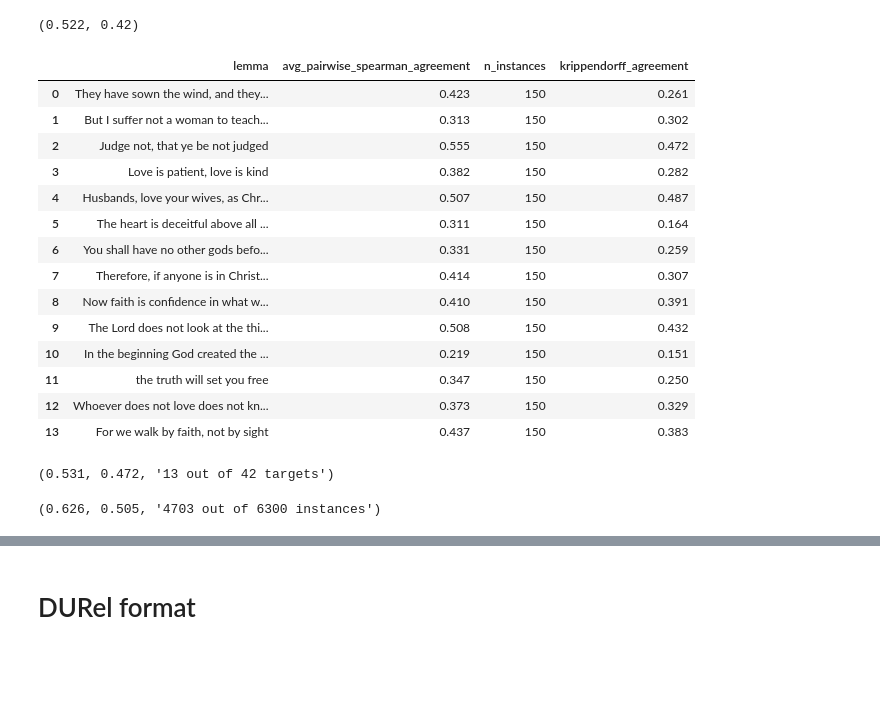
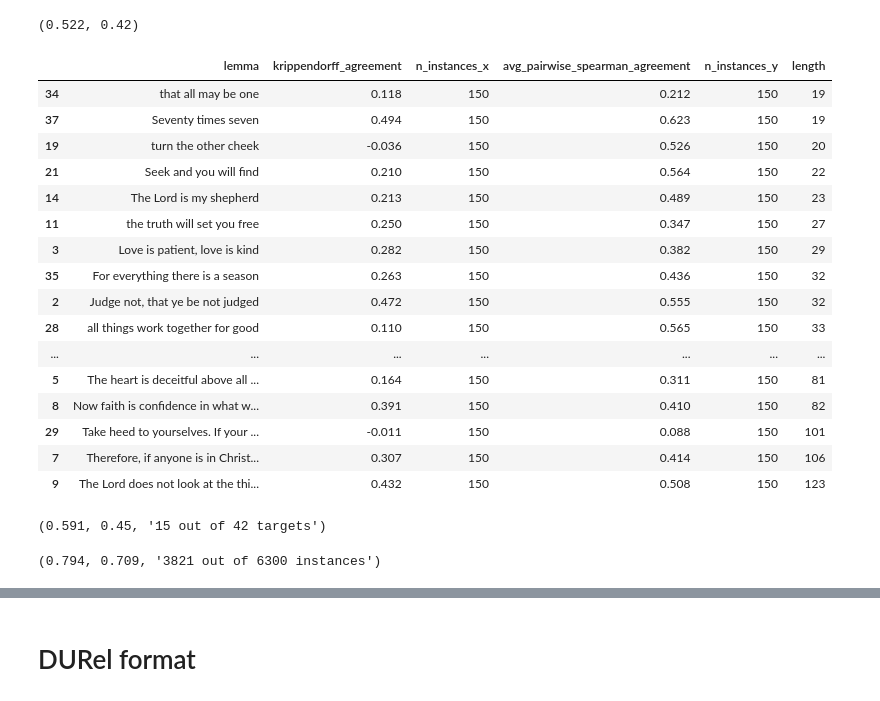
Before and after one commit to FrancescoPeriti/TRoTR, a Jupyter notebook: stats+DURel.ipynb, the cells around one changed output, grey strips where cells are left out. Saved outputs shown, nothing was run; the diff lists cells and outputs as text; code cells hidden in the pictures; blank space fills up the shorter version.

```diff
--- a/stats+DURel.ipynb
+++ b/stats+DURel.ipynb
@@ -126,7 +126,7 @@ def inter_annotator_agreement_per_target(df, targets=None, instances=None):
 
     annotators = df.annotator.unique()
     targets = df.lemma.unique()
-    instances_dict = dict()
+    instances_dict = defaultdict(int)
     for target in targets:
         for annotator1 in annotators:
             for annotator2 in annotators:
@@ -139,7 +139,7 @@ def inter_annotator_agreement_per_target(df, targets=None, instances=None):
                     df1, df2 = df2, df1
 
                 instances=df2.instanceID.values
-                instances_dict[target]=instances.shape[0]
+                instances_dict[target]=max(instances.shape[0], instances_dict[target])
                 df1=df1[df1['instanceID'].isin(instances)].sort_values('instanceID')
                 df2=df2[df2['instanceID'].isin(instances)].sort_values('instanceID')
                 corr, pvalue = spearmanr(df1.label.values, df2.label.values, nan_policy='omit')
@@ -191,43 +191,54 @@ ka = krippendorff_agreement(df)
 # %%
 aps_targets = inter_annotator_agreement_per_target(df) # average pairwise spearman correlation
 ka_targets = krippendorff_agreement_per_target(df)
-aps_ka_targets = pd.merge(aps_targets, ka_targets)
-aps_ka_targets
+aps_ka_targets = pd.merge(ka_targets, aps_targets, on='lemma')
+aps_ka_targets['length'] = aps_ka_targets['lemma'].apply(lambda x: len(x))
+aps_ka_targets.sort_values(by='length')
 # %% [output]
-|  | lemma | avg_pairwise_spearman_agreement | n_instances | krippendorff_agreement |
-| 0 | They have sown the wind, and they... | 0.423 | 150 | 0.261 |
-| 1 | But I suffer not a woman to teach... | 0.313 | 150 | 0.302 |
-| 2 | Judge not, that ye be not judged | 0.555 | 150 | 0.472 |
-| 3 | Love is patient, love is kind | 0.382 | 150 | 0.282 |
-| 4 | Husbands, love your wives, as Chr... | 0.507 | 150 | 0.487 |
-| 5 | The heart is deceitful above all ... | 0.311 | 150 | 0.164 |
-| 6 | You shall have no other gods befo... | 0.331 | 150 | 0.259 |
-| 7 | Therefore, if anyone is in Christ... | 0.414 | 150 | 0.307 |
-| 8 | Now faith is confidence in what w... | 0.410 | 150 | 0.391 |
-| 9 | The Lord does not look at the thi... | 0.508 | 150 | 0.432 |
-| 10 | In the beginning God created the ... | 0.219 | 150 | 0.151 |
-| 11 | the truth will set you free | 0.347 | 150 | 0.250 |
-| 12 | Whoever does not love does not kn... | 0.373 | 150 | 0.329 |
-| 13 | For we walk by faith, not by sight | 0.437 | 150 | 0.383 |
+|  | lemma | krippendorff_agreement | n_instances_x | avg_pairwise_spearman_agreement | n_instances_y | length |
+| 34 | that all may be one | 0.118 | 150 | 0.212 | 150 | 19 |
+| 37 | Seventy times seven | 0.494 | 150 | 0.623 | 150 | 19 |
+| 19 | turn the other cheek | -0.036 | 150 | 0.526 | 150 | 20 |
+| 21 | Seek and you will find | 0.210 | 150 | 0.564 | 150 | 22 |
+| 14 | The Lord is my shepherd | 0.213 | 150 | 0.489 | 150 | 23 |
+| 11 | the truth will set you free | 0.250 | 150 | 0.347 | 150 | 27 |
+| 3 | Love is patient, love is kind | 0.282 | 150 | 0.382 | 150 | 29 |
+| 35 | For everything there is a season | 0.263 | 150 | 0.436 | 150 | 32 |
+| 2 | Judge not, that ye be not judged | 0.472 | 150 | 0.555 | 150 | 32 |
+| 28 | all things work together for good | 0.110 | 150 | 0.565 | 150 | 33 |
+| ... | ... | ... | ... | ... | ... | ... |
+| 5 | The heart is deceitful above all ... | 0.164 | 150 | 0.311 | 150 | 81 |
+| 8 | Now faith is confidence in what w... | 0.391 | 150 | 0.410 | 150 | 82 |
+| 29 | Take heed to yourselves. If your ... | -0.011 | 150 | 0.088 | 150 | 101 |
+| 7 | Therefore, if anyone is in Christ... | 0.307 | 150 | 0.414 | 150 | 106 |
+| 9 | The Lord does not look at the thi... | 0.432 | 150 | 0.508 | 150 | 123 |
 # %%
-i, j = -1.0, 0.25
+i, j = 0.0, 0.45#25 #krippendorff_agreement
 targets = aps_ka_targets[(aps_ka_targets['avg_pairwise_spearman_agreement'] > j)].lemma.values
 new_aps = inter_annotator_agreement(df, targets) # average pairwise spearman correlation
 new_ka = krippendorff_agreement(df, targets)
 print((new_aps, new_ka, f'{len(targets)} out of {df.lemma.unique().shape[0]} targets'))
 # %% [output]
-(0.531, 0.472, '13 out of 42 targets')
+(0.591, 0.45, '15 out of 42 targets')
-# %%
-tmp = df[['instanceID', 'label']].groupby('instanceID').mean().reset_index()
-tmp['label'] = [0 if i <= 2 else i for i in tmp['label']]
-tmp['label'] = [1 if i >= 3 else i for i in tmp['label']]
-tmp = tmp[tmp['label'].isin([0,1])]
-instances = tmp.instanceID.values
-new_aps = inter_annotator_agreement(df, instances=instances) # average pairwise spearman correlation
-new_ka = krippendorff_agreement(df, instances=instances)
-print((new_aps, new_ka, f'{len(instances)} out of {df.instanceID.unique().shape[0]} instances'))
-# %% [output]
-(0.626, 0.505, '4703 out of 6300 instances')
+# %%
+# remove instances with judgment difference greater than 1
+tmp = df[['instanceID', 'label']].groupby('instanceID').agg(['unique']).reset_index()
+tmp[('label', 'unique')] = [max(i) - min(i) < 2 for i in tmp[('label', 'unique')]]
+filtered_instances = tmp[tmp[('label', 'unique')]].instanceID.values
+
+# remove instances with avg judgment between 2 and 3
+tmp = df[['instanceID', 'label']].groupby('instanceID').mean().reset_index()
+tmp['label'] = [0 if i <= 2 else i for i in tmp['label']]
+tmp['label'] = [1 if i >= 3 else i for i in tmp['label']]
+tmp = tmp[(tmp['label'].isin([0,1])) & (tmp['instanceID'].isin(filtered_instances))]
+#print(np.unique(tmp.label.values, return_counts=True))
+instances = tmp.instanceID.values
+
+new_aps = inter_annotator_agreement(df, instances=instances) # average pairwise spearman correlation
+new_ka = krippendorff_agreement(df, instances=instances)
+print((new_aps, new_ka, f'{len(instances)} out of {df.instanceID.unique().shape[0]} instances'))
+# %% [output]
+(0.794, 0.709, '3821 out of 6300 instances')
 # %%
 aps_targets = inter_annotator_agreement_per_target(df, instances=instances) # average pairwise spearman correlation
 ka_targets = krippendorff_agreement_per_target(df, instances=instances)
```
Also changed, not shown: parts of 1 cell of this notebook.
